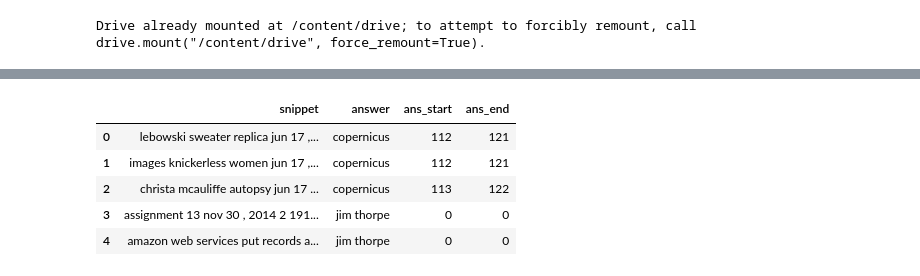
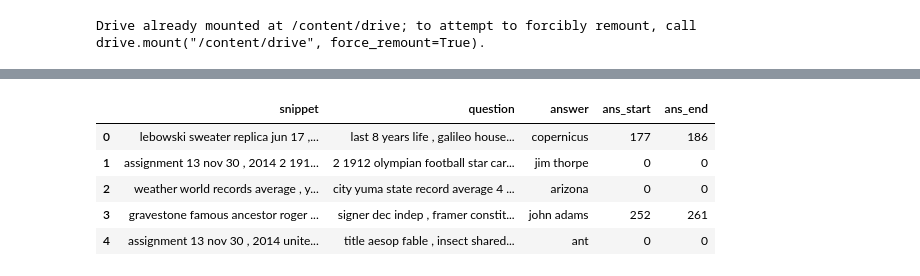
Before and after one commit to siting1206/NLP_HW2, a Jupyter notebook: NLP_assignment2.ipynb, the cells around one changed output, grey strips where cells are left out. Drawn from its saved outputs; the diff is of its cells as text; code cells hidden in the pictures.

```diff
--- a/NLP_assignment2.ipynb
+++ b/NLP_assignment2.ipynb
@@ -56 +54,6 @@ data = pd.read_csv('/content/drive/MyDrive/NLP_assignment2/Dataset/train_ext.txt
+# %%
+train_df = pd.read_csv('/content/drive/MyDrive/NLP_assignment2/Dataset/train_ret.txt', sep='\t')
+valid_df = pd.read_csv('/content/drive/MyDrive/NLP_assignment2/Dataset/valid_ret.txt', sep='\t')
+train_df[['snippet','question','answer']] = train_df[['snippet','question','answer']].apply(lambda x: x.str.strip('\"'))
+valid_df[['snippet','question','answer']] = valid_df[['snippet','question','answer']].apply(lambda x: x.str.strip('\"'))
 # %%
@@ -77,0 +80,3 @@ data['ans_end'] = [x+len(y)-1 if x!=0 else 0 for x,y in zip(data["ans_start"],da
+# %%
+train_df['ans_start'] = [y.index(x)+len(str(z)) if str(x) in y else 0 for x,y,z in zip(train_df["answer"], train_df["snippet"], train_df["question"])]
+train_df['ans_end'] = [x+len(y)-1 if x!=0 else 0 for x,y,z in zip(train_df["ans_start"], train_df["answer"], train_df["question"])]
@@ -78,9 +86,9 @@ data['ans_end'] = [x+len(y)-1 if x!=0 else 0 for x,y in zip(data["ans_start"],da
 # %%
-data.head()
+train_df.head()
 # %% [output]
-|  | snippet | answer | ans_start | ans_end |
-| 0 | lebowski sweater replica jun 17 ,... | copernicus | 112 | 121 |
-| 1 | images knickerless women jun 17 ,... | copernicus | 112 | 121 |
-| 2 | christa mcauliffe autopsy jun 17 ... | copernicus | 113 | 122 |
-| 3 | assignment 13 nov 30 , 2014 2 191... | jim thorpe | 0 | 0 |
-| 4 | amazon web services put records a... | jim thorpe | 0 | 0 |
+|  | snippet | question | answer | ans_start | ans_end |
+| 0 | lebowski sweater replica jun 17 ,... | last 8 years life , galileo house... | copernicus | 177 | 186 |
+| 1 | assignment 13 nov 30 , 2014 2 191... | 2 1912 olympian football star car... | jim thorpe | 0 | 0 |
+| 2 | weather world records average , y... | city yuma state record average 4 ... | arizona | 0 | 0 |
+| 3 | gravestone famous ancestor roger ... | signer dec indep , framer constit... | john adams | 252 | 261 |
+| 4 | assignment 13 nov 30 , 2014 unite... | title aesop fable , insect shared... | ant | 0 | 0 |
```
Also changed, not shown: parts of 44 cells of this notebook.
